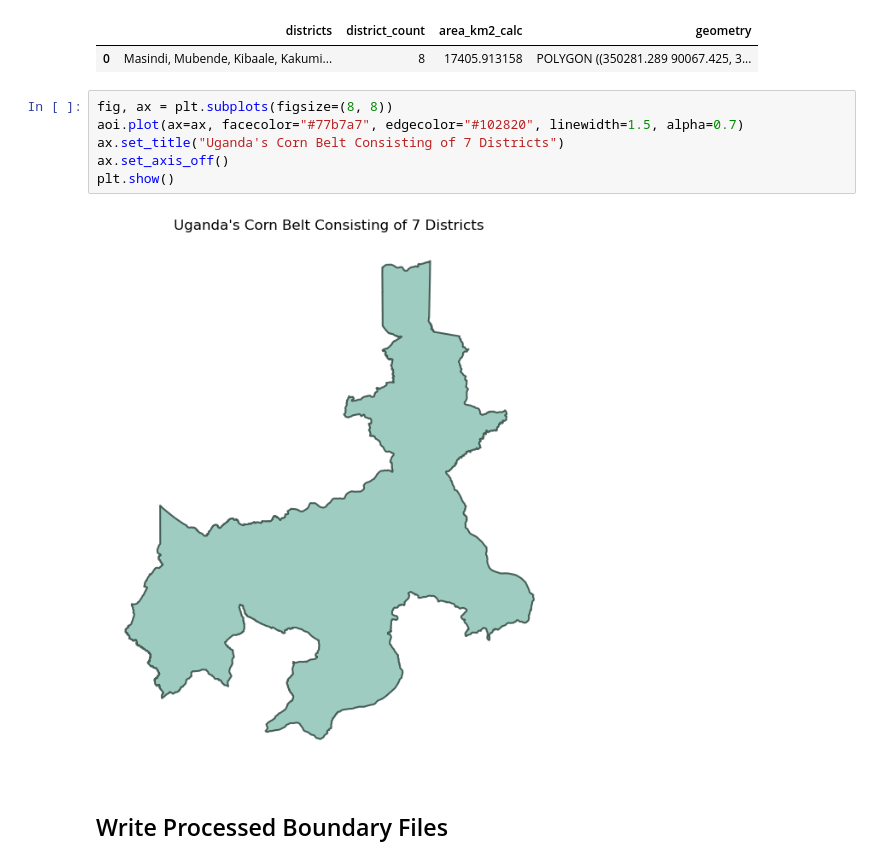
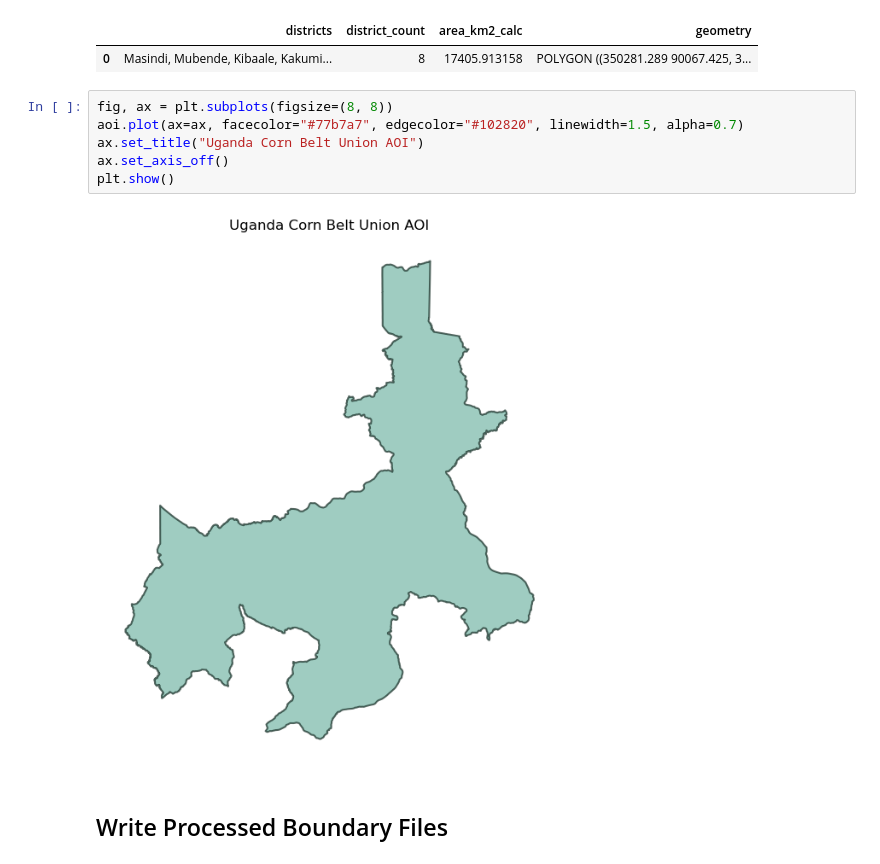
Before and after one commit to Paul-GL721/enhanced_rock_weathering, a Jupyter notebook: erw_spatial_mrv/notebooks/01_explore_boundaries.ipynb, the cells around one changed output. Saved outputs shown, nothing was run; the diff lists cells and outputs as text.

```diff
--- a/erw_spatial_mrv/notebooks/01_explore_boundaries.ipynb
+++ b/erw_spatial_mrv/notebooks/01_explore_boundaries.ipynb
@@ -137,11 +137,11 @@ aoi[["districts", "district_count", "area_km2_calc", "geometry"]]
 # %%
 fig, ax = plt.subplots(figsize=(8, 8))
 aoi.plot(ax=ax, facecolor="#77b7a7", edgecolor="#102820", linewidth=1.5, alpha=0.7)
-ax.set_title("Uganda's Corn Belt Consisting of 7 Districts")
+ax.set_title("Uganda Corn Belt Union AOI")
 ax.set_axis_off()
 plt.show()
 # %% [output]
-[figure, old version]
+[figure, new version]
 # %% [markdown]
 ## Write Processed Boundary Files
 # %%
```
